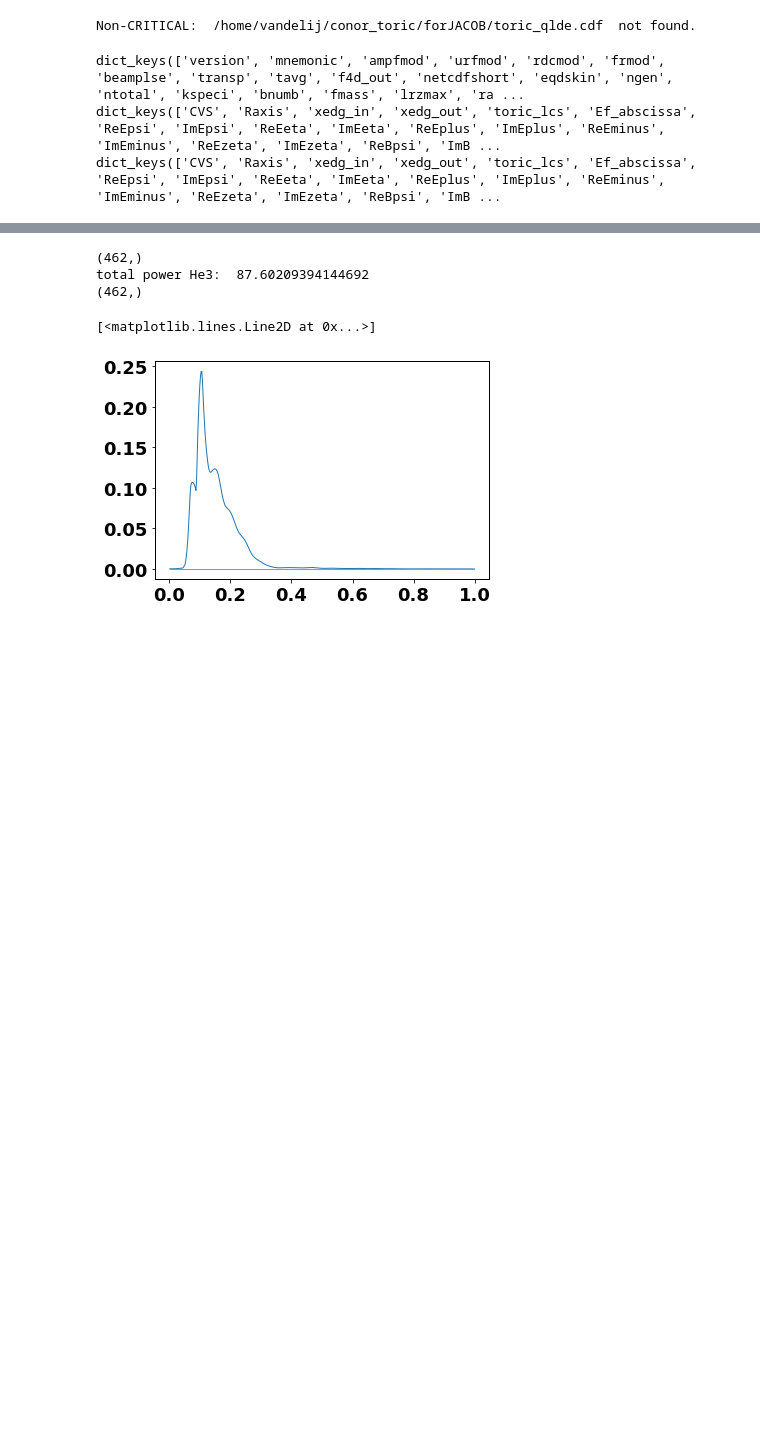
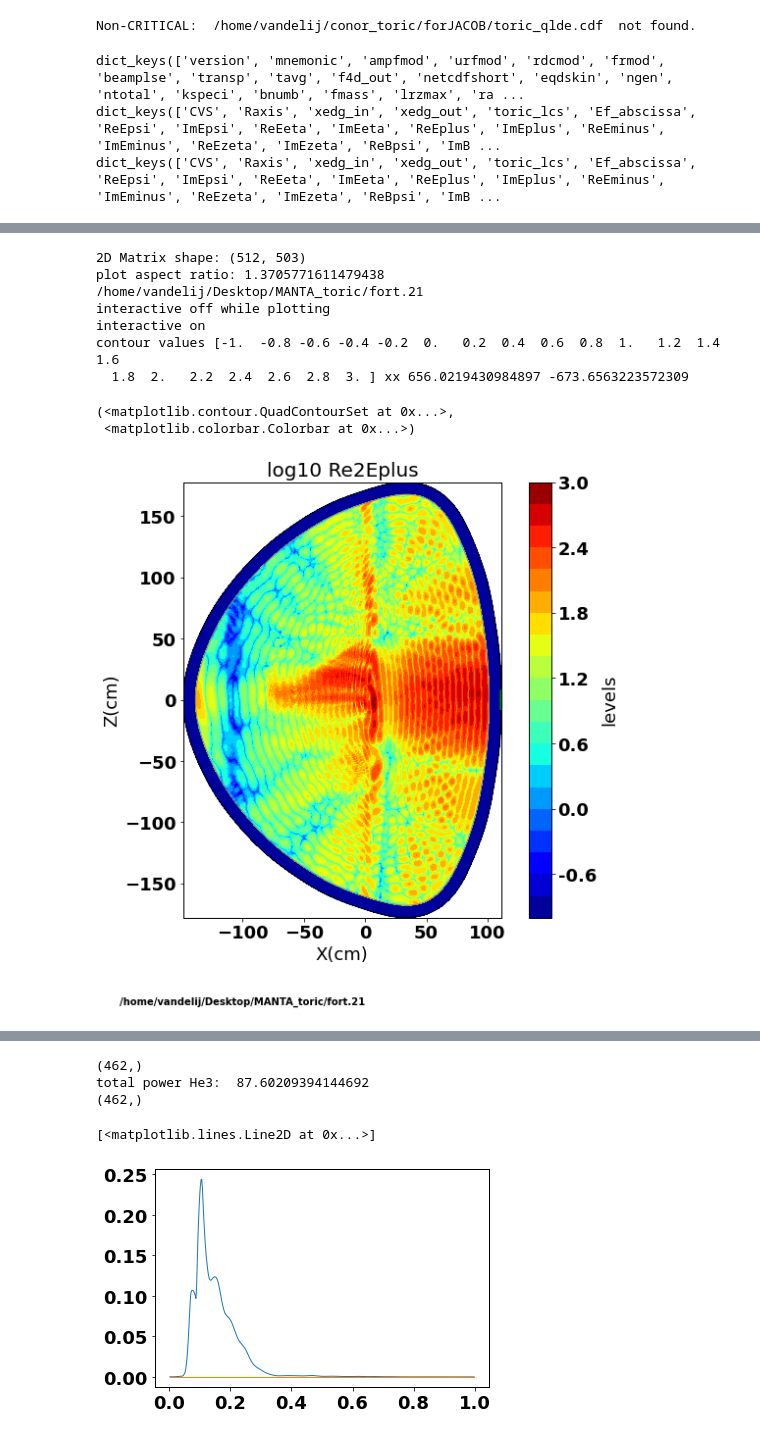
Before and after one commit to vandelij/MANTA_toric, a Jupyter notebook: process_toric_cql.ipynb, the cells around one changed output, grey strips where cells are left out. Saved outputs shown, nothing was run; the diff lists cells and outputs as text; code cells hidden in the pictures; blank space fills up the shorter version.

```diff
--- a/process_toric_cql.ipynb
+++ b/process_toric_cql.ipynb
@@ -47,0 +111,13 @@ dict_keys(['CVS', 'Raxis', 'xedg_in', 'xedg_out', 'toric_lcs', 'Ef_abscissa', 'R
+# %%
+toric.plot_2Dfield('Re2Eplus',logl=20, scaletop=0.8)
+# %% [output]
+2D Matrix shape: (512, 503)
+plot aspect ratio: 1.3705771611479438
+/home/vandelij/Desktop/MANTA_toric/fort.21
+interactive off while plotting
+interactive on
+contour values [-1.  -0.8 -0.6 -0.4 -0.2  0.   0.2  0.4  0.6  0.8  1.   1.2  1.4  1.6
+  1.8  2.   2.2  2.4  2.6  2.8  3. ] xx 656.0219430984897 -673.6563223572309
+(<matplotlib.contour.QuadContourSet at 0x...>,
+ <matplotlib.colorbar.Colorbar at 0x...>)
+[figure, added]
```
Also changed, not shown: parts of 6 cells of this notebook, 1 other file.
